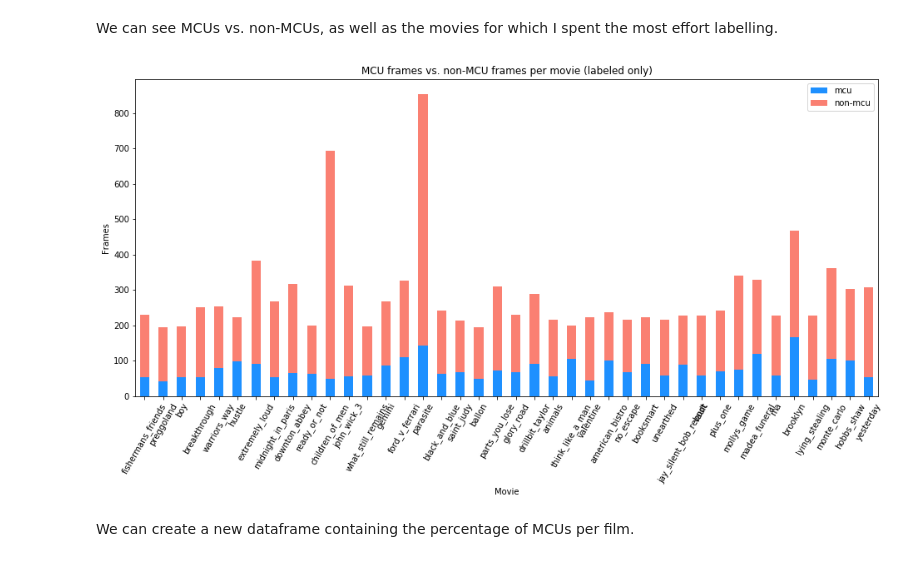
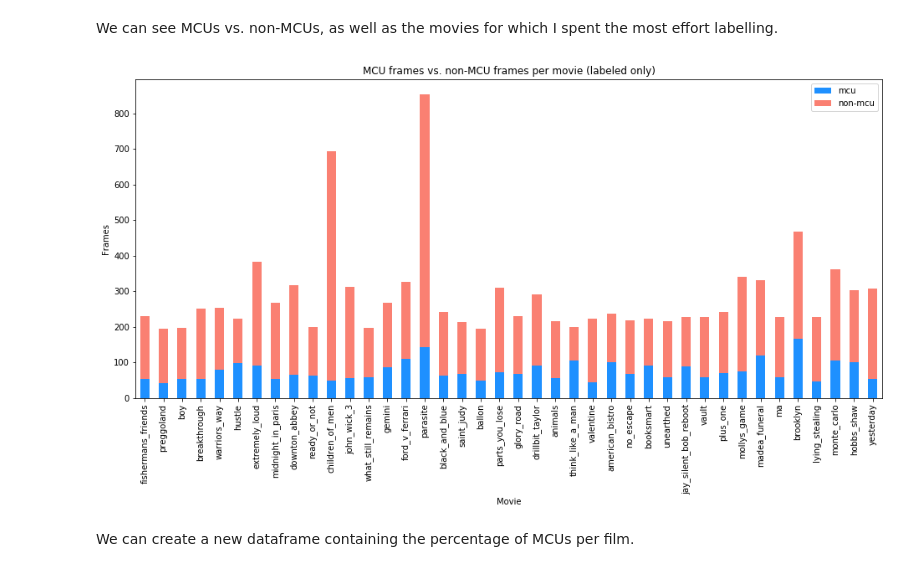
Before and after one commit to JohnTheTripper/moviegoer-prototype, a Jupyter notebook: mcu_data_management.ipynb, the cells around one changed output. Saved outputs shown, nothing was run; the diff lists cells and outputs as text; code cells hidden in the pictures.

Commit message:
fixed graphs

```diff
--- a/mcu_data_management.ipynb
+++ b/mcu_data_management.ipynb
@@ -156,13 +158,13 @@ We can see MCUs vs. non-MCUs, as well as the movies for which I spent the most e
 # %%
 ax = frames_df.plot.bar(stacked=True, color = ['dodgerblue', 'salmon'], figsize=(16,7))
 ax.set_title('MCU frames vs. non-MCU frames per movie (labeled only)')
 ax.set_xlabel('Movie')
 ax.set_xticklabels(frames_df.movie_title)
 ax.set_ylabel('Frames')
-plt.xticks(rotation=60)
+plt.xticks(rotation=90)
 plt.show()
 # %% [output]
-[figure, old version]
+[figure, new version]
 # %% [markdown]
 We can create a new dataframe containing the percentage of MCUs per film.
 # %%
```
Also changed, not shown: parts of 4 cells of this notebook, 4 other files.
